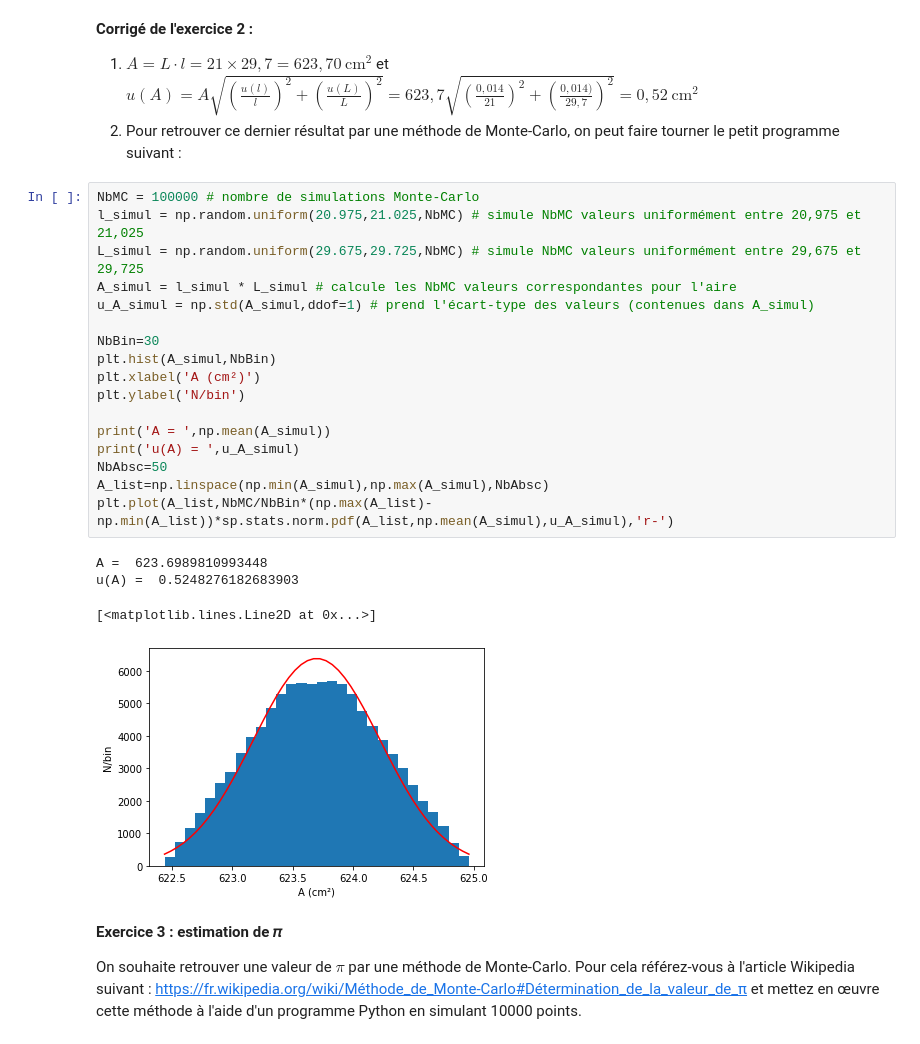
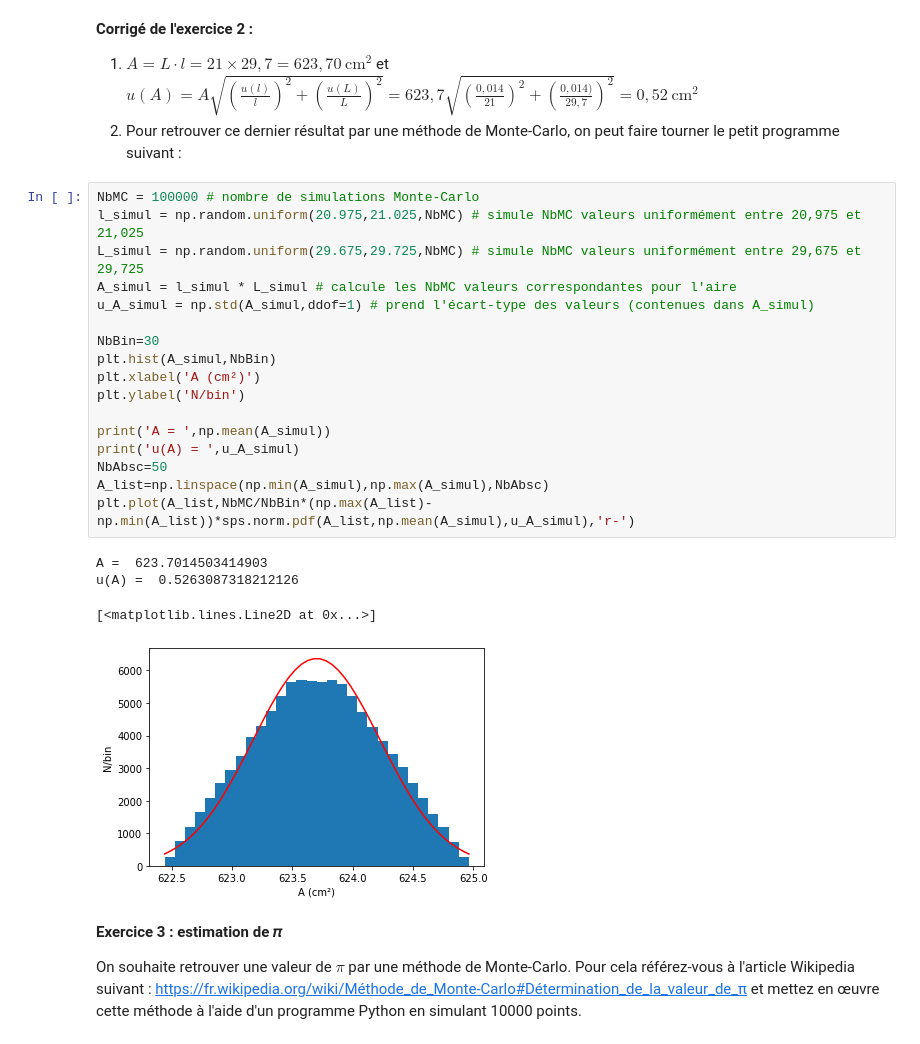
Before and after one commit to tjbtjbtjb/Vrac, a Jupyter notebook: AIPC2223/MonteCarlo.ipynb, the cells around one changed output. Drawn from its saved outputs; the diff is of its cells as text.

```diff
--- a/AIPC2223/MonteCarlo.ipynb
+++ b/AIPC2223/MonteCarlo.ipynb
@@ -79,25 +79,25 @@ Une autre opératrice mesure indépendamment la longueur de cette feuille de pap
 # %%
 NbMC = 100000 # nombre de simulations Monte-Carlo
 l_simul = np.random.uniform(20.975,21.025,NbMC) # simule NbMC valeurs uniformément entre 20,975 et 21,025
 L_simul = np.random.uniform(29.675,29.725,NbMC) # simule NbMC valeurs uniformément entre 29,675 et 29,725
 A_simul = l_simul * L_simul # calcule les NbMC valeurs correspondantes pour l'aire
 u_A_simul = np.std(A_simul,ddof=1) # prend l'écart-type des valeurs (contenues dans A_simul)
 
 NbBin=30
 plt.hist(A_simul,NbBin)
 plt.xlabel('A (cm²)')
 plt.ylabel('N/bin')
 
 print('A = ',np.mean(A_simul))
 print('u(A) = ',u_A_simul)
 NbAbsc=50
 A_list=np.linspace(np.min(A_simul),np.max(A_simul),NbAbsc)
-plt.plot(A_list,NbMC/NbBin*(np.max(A_list)-np.min(A_list))*sp.stats.norm.pdf(A_list,np.mean(A_simul),u_A_simul),'r-')
+plt.plot(A_list,NbMC/NbBin*(np.max(A_list)-np.min(A_list))*sps.norm.pdf(A_list,np.mean(A_simul),u_A_simul),'r-')
 # %% [output]
-A =  623.6989810993448
-u(A) =  0.5248276182683903
+A =  623.7014503414903
+u(A) =  0.5263087318212126
 [<matplotlib.lines.Line2D at 0x...>]
-[figure, old version]
+[figure, new version]
 # %% [markdown]
 **Exercice 3 : estimation de 𝜋**
 
```
Also changed, not shown: parts of 8 cells of this notebook.
